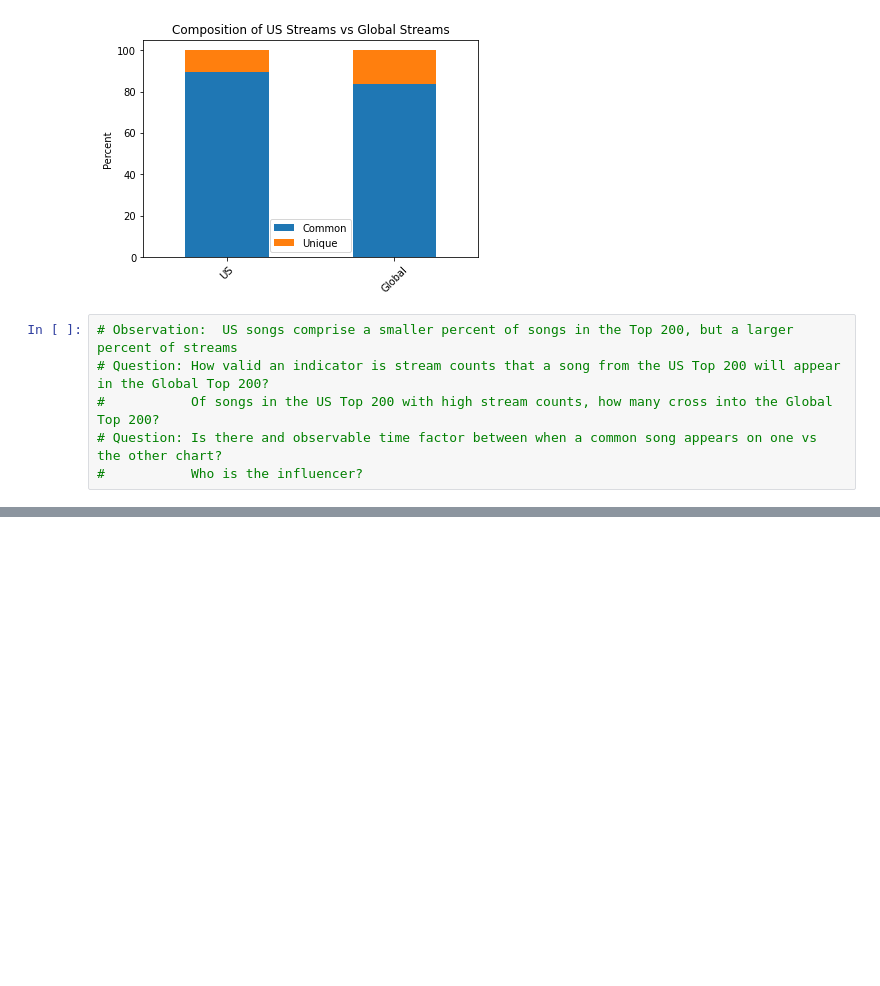
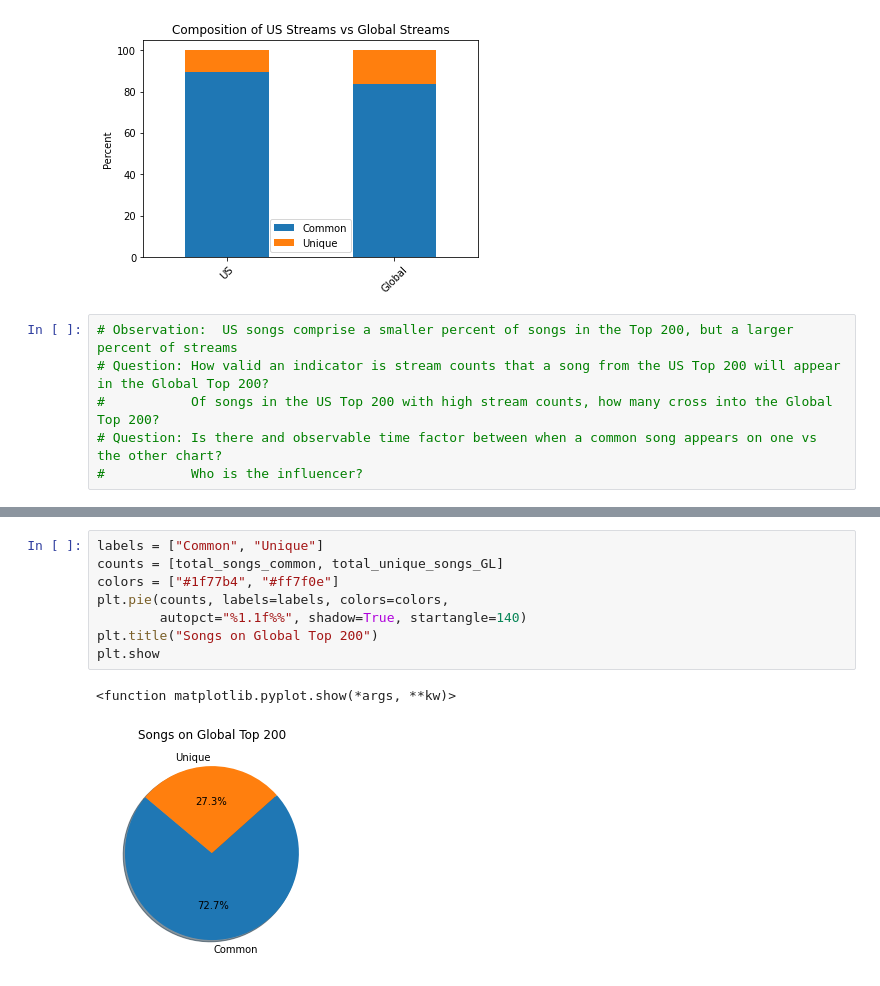
Before and after one commit to melissapeck88/Spotify-analysis, a Jupyter notebook: USGlobalCorrelation.ipynb, the cells around one changed output, grey strips where cells are left out. Cells and saved outputs as stored; diff of their text form; blank space fills up the shorter version.

```diff
--- a/USGlobalCorrelation.ipynb
+++ b/USGlobalCorrelation.ipynb
@@ -534,0 +349,11 @@ Global common streams 83.6%, unique streams 16.4%
+# %%
+labels = ["Common", "Unique"]
+counts = [total_songs_common, total_unique_songs_GL]
+colors = ["#1f77b4", "#ff7f0e"]
+plt.pie(counts, labels=labels, colors=colors,
+        autopct="%1.1f%%", shadow=True, startangle=140)
+plt.title("Songs on Global Top 200")
+plt.show
+# %% [output]
+<function matplotlib.pyplot.show(*args, **kw)>
+[figure, added]
```
Also changed, not shown: parts of 26 cells of this notebook, 3 other files.
